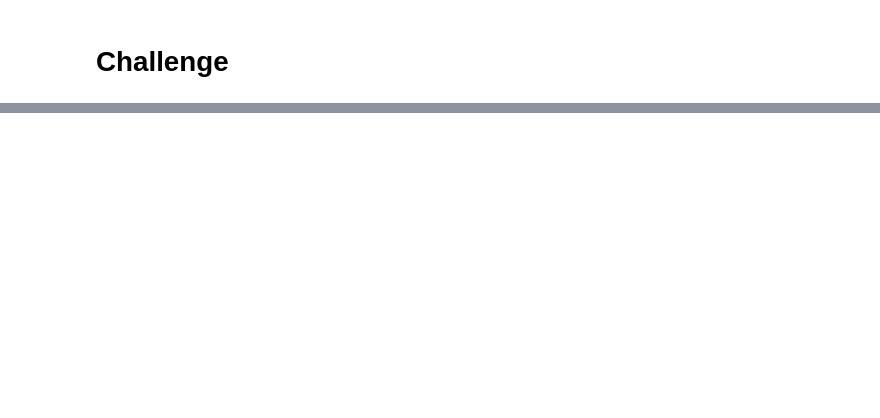
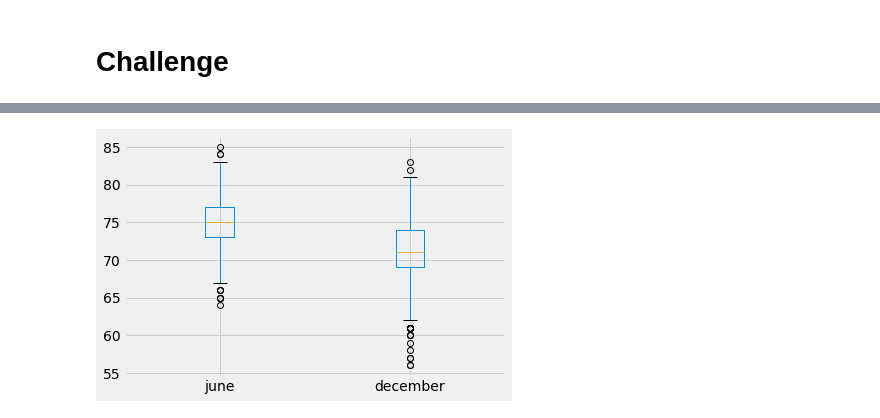
Before and after one commit to CocoLB/09-Surfs_up, a Jupyter notebook: climate_analysis.ipynb, the cells around one changed output, grey strips where cells are left out. Saved outputs shown, nothing was run; the diff lists cells and outputs as text; code cells hidden in the pictures; blank space fills up the shorter version.

```diff
--- a/climate_analysis.ipynb
+++ b/climate_analysis.ipynb
@@ -137,0 +169,6 @@ plt.tight_layout()
+# %%
+# temperature key statistics for June
+# using the "extract" method from sqlalchemy - "from sqlalchemy import extract" added with dependencies
+tobs_june = session.query(Measurement.date, Measurement.tobs).filter(extract('month',Measurement.date)==6).all()
+tobs_june_df=pd.DataFrame(tobs_june)
+tobs_june_df.describe()
@@ -137,0 +185,5 @@ plt.tight_layout()
+# %%
+# temperature key statistics for December
+tobs_dec = session.query(Measurement.date, Measurement.tobs).filter(extract('month',Measurement.date)==12).all()
+tobs_dec_df=pd.DataFrame(tobs_dec)
+tobs_dec_df.describe()
@@ -137,0 +200,11 @@ plt.tight_layout()
+# %%
+# create a temperature box-and-whisker of each month
+column_names = ["june", "december"]
+tobs_df=pd.DataFrame(columns=column_names)
+tobs_df["june"]= tobs_june_df["tobs"]
+tobs_df["december"]=tobs_dec_df["tobs"]
+
+tobs_df.boxplot(column=["june", "december"])
+plt.tight_layout()
+# %% [output]
+[figure, added]
```
Also changed, not shown: parts of 14 cells of this notebook, 9 other files.
